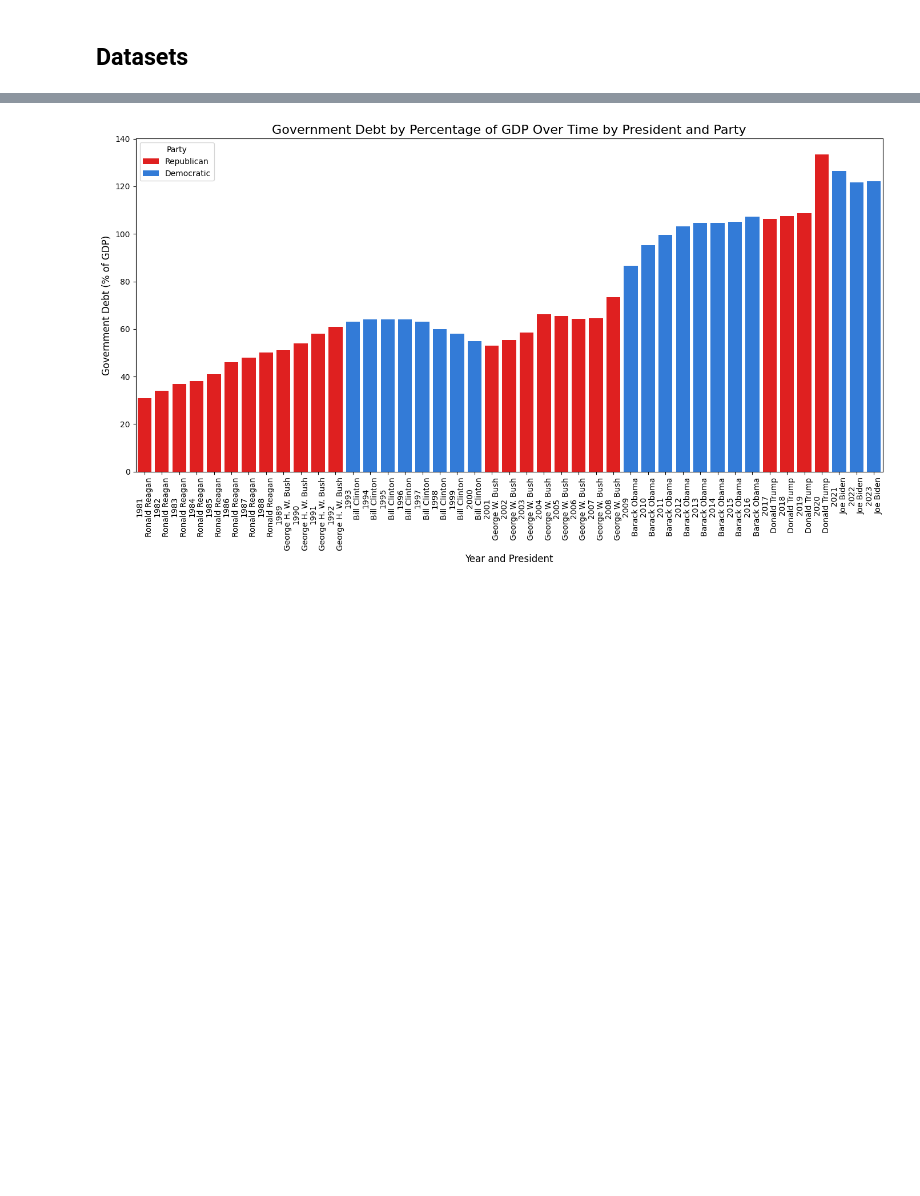
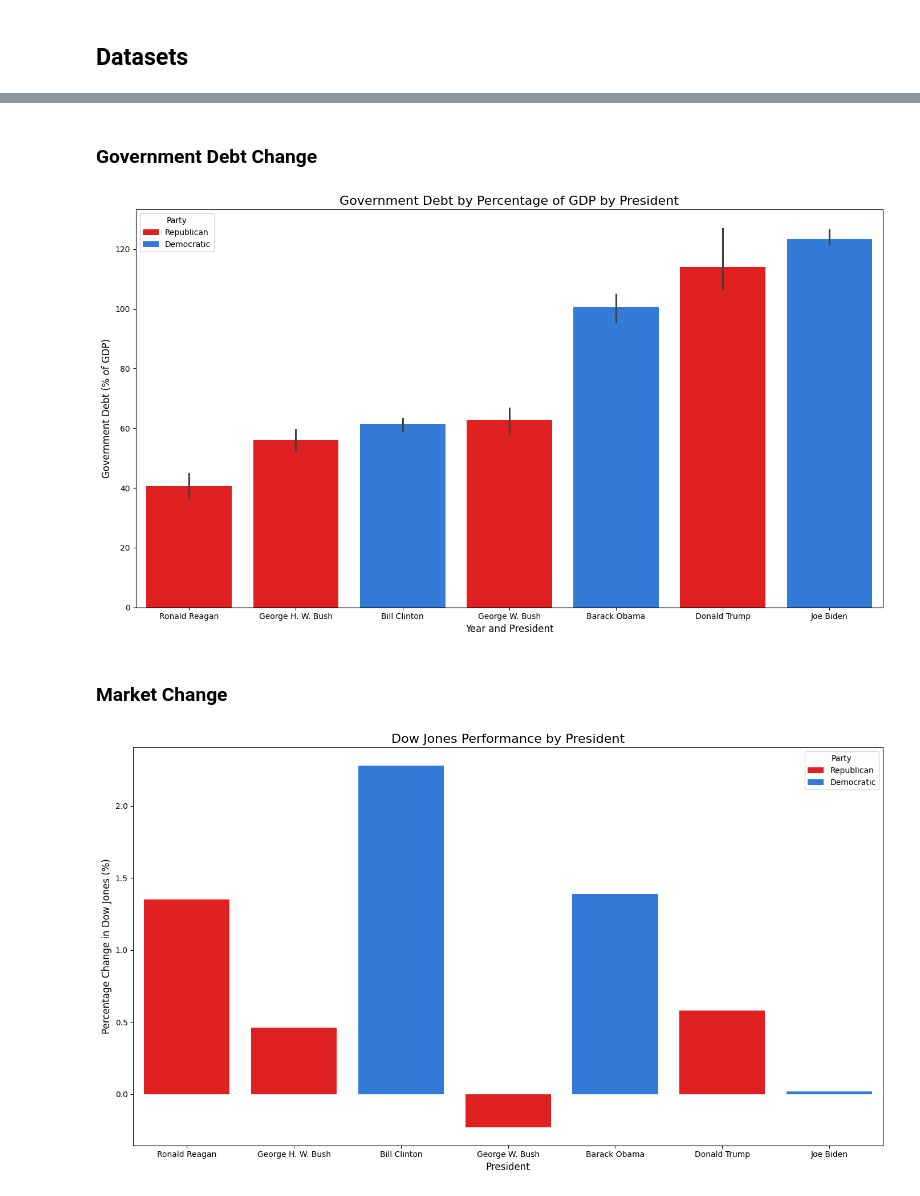
Before and after one commit to cliffpyles/EconomicPerformance, a Jupyter notebook: EconomicPerformance.ipynb, the cells around one changed output, grey strips where cells are left out. Drawn from its saved outputs; the diff is of its cells as text; code cells hidden in the pictures; blank space fills up the shorter version.

```diff
--- a/EconomicPerformance.ipynb
+++ b/EconomicPerformance.ipynb
@@ -210,22 +305,50 @@ plt.show()
+# %% [markdown]
+### Government Debt Change
 # %%
 # Plot for Government Debt as Percentage of GDP
 plt.figure(figsize=(14, 8))
 sns.barplot(
-    x="year_president",
-    y="government_debt_by_percent_of_gdp",
+    x="name",
+    y="gov_debt_pct_gdp",
     hue="party",
-    data=presidential_performance_df,
+    data=stats_df,
     palette=party_colors,
     dodge=False,
 )
-plt.title(
-    "Government Debt by Percentage of GDP Over Time by President and Party", fontsize=16
-)
+plt.title("Government Debt by Percentage of GDP by President", fontsize=16)
 plt.xlabel("Year and President", fontsize=12)
 plt.ylabel("Government Debt (% of GDP)", fontsize=12)
-plt.xticks(rotation=90, ha="center")
 plt.legend(title="Party")
 plt.tight_layout()
 plt.show()
 # %% [output]
-[figure, old version]
+[figure, new version]
+# %% [markdown]
+### Market Change
+# %%
+# Set the figure size
+plt.figure(figsize=(14, 8))
+
+# Create the bar plot for percentage change in Dow Jones index under each president
+sns.barplot(
+    x="name",
+    y="dow_pct_change",
+    hue="party",
+    data=stats_df,
+    palette=party_colors,
+    dodge=False,
+)
+
+# Set axis labels and title
+plt.title("Dow Jones Performance by President", fontsize=16)
+plt.xlabel("President", fontsize=12)
+plt.ylabel("Percentage Change in Dow Jones (%)", fontsize=12)
+
+# Add a legend for party affiliation
+plt.legend(title="Party")
+
+# Display the plot
+plt.tight_layout()
+plt.show()
+# %% [output]
+[figure, added]
```
Also changed, not shown: parts of 22 cells of this notebook, 2 other files.
